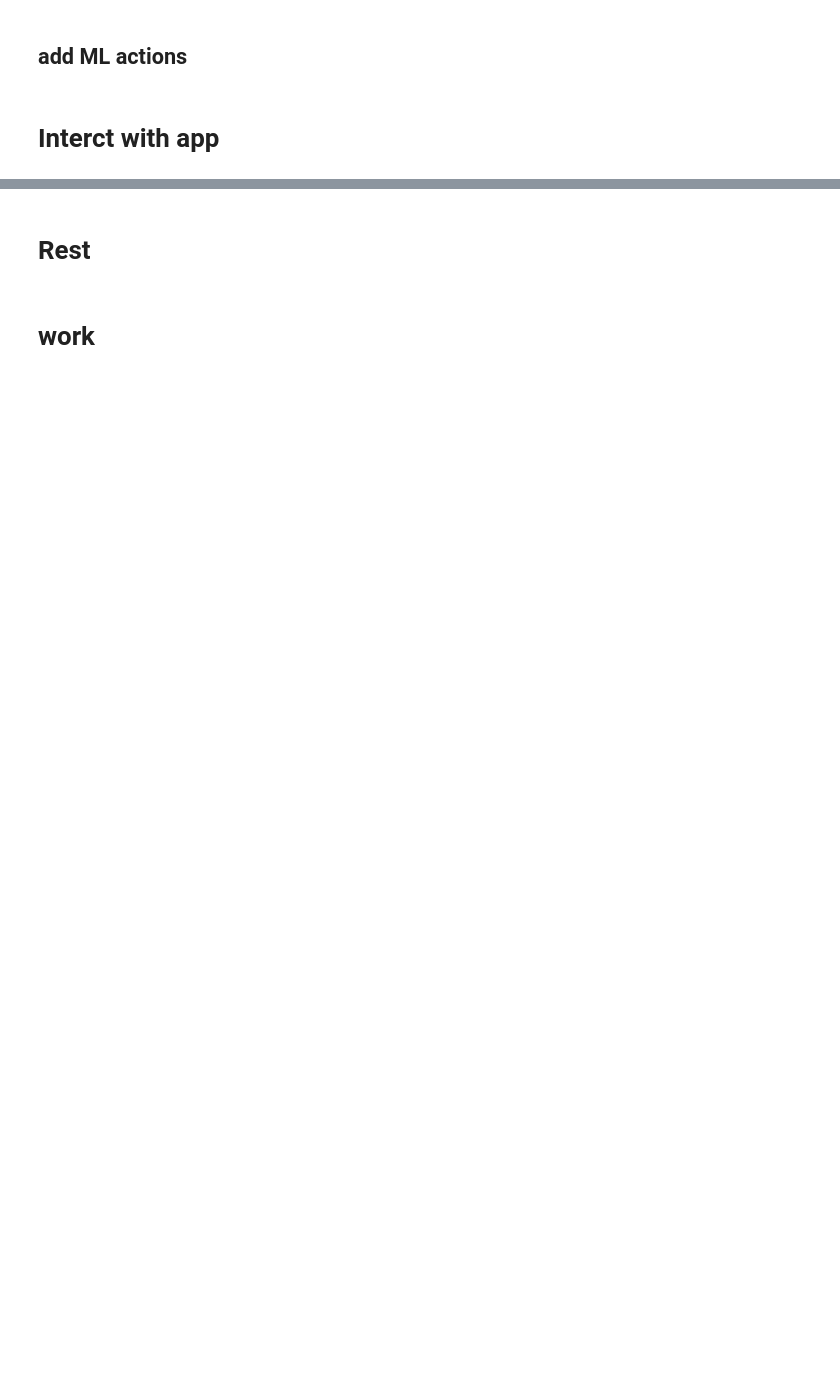
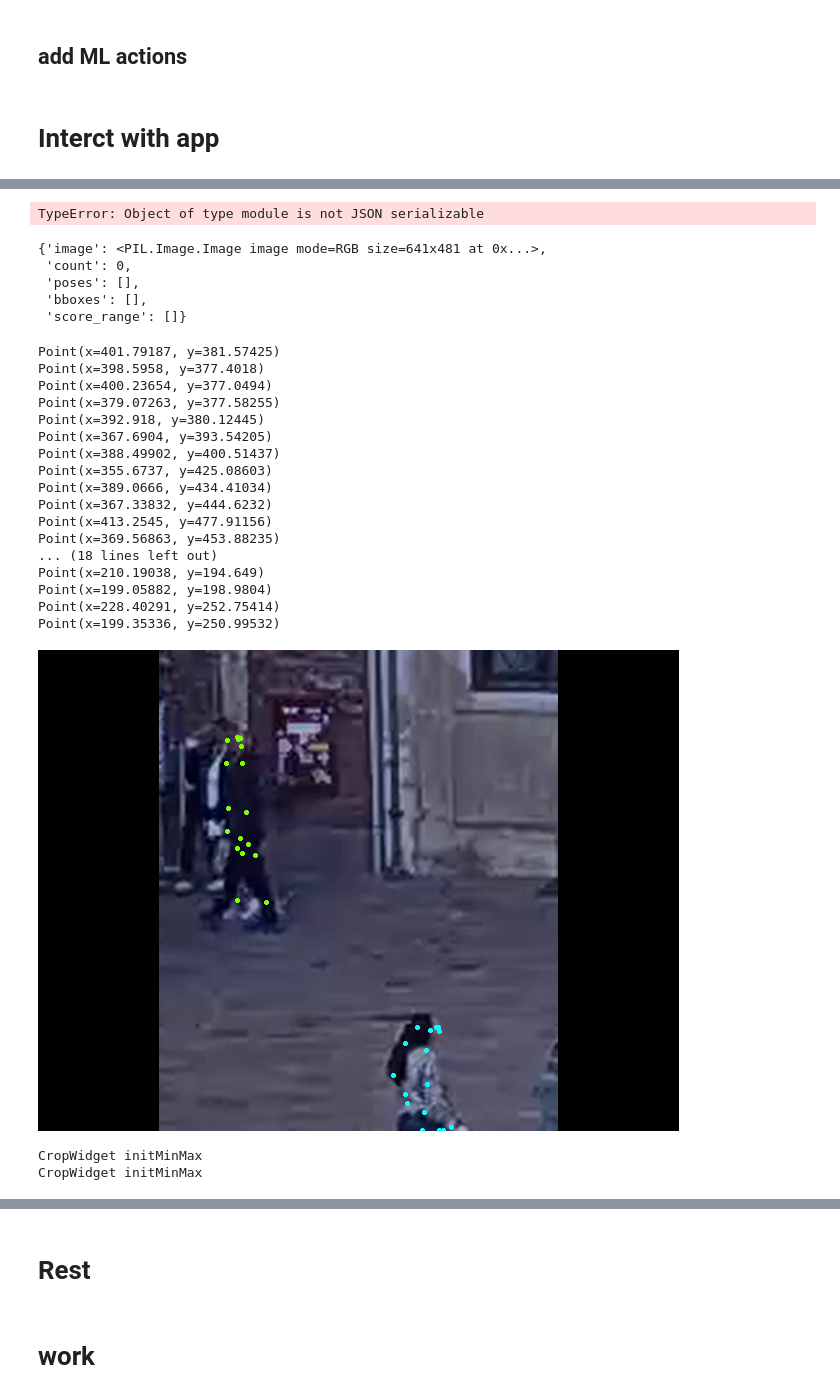
Before and after one commit to scray/scray, a Jupyter notebook: projects/edge/coral/actions/video_actions.ipynb, the cells around one changed output, grey strips where cells are left out. Saved outputs shown, nothing was run; the diff lists cells and outputs as text; code cells hidden in the pictures; blank space fills up the shorter version.

```diff
--- a/projects/edge/coral/actions/video_actions.ipynb
+++ b/projects/edge/coral/actions/video_actions.ipynb
@@ -2029,9 +2062,82 @@ init_app(_app2)
+# %%
+#_step1.result,_step2.result
+#Punkt=[0,0]
+Schrittweitey=180
+Schrittweitex=160
+_app._imageWidget2.getImage().size
+for y in range(0,6):
+    for x in range(0,12):
+        print(x*Schrittweitex,y*Schrittweitey)
+        print((x+1)*Schrittweitex-1,(y+1)*Schrittweitey-1)
+
+        _crop.cropx0.value = x*Schrittweitex
+        _crop.cropx1.value = (x+1)*Schrittweitex-1
+        _crop.cropy0.value = y*Schrittweitey
+        _crop.cropy1.value = (y+1)*Schrittweitey-1
+
+        _crop.add_bookmark('Box_'+str(y)+'_'+str(x))
+# %%
+import time
+import datetime
+frame={}
+for y in range(0,6):
+    for x in range(0,12):
+        name='Box_'+str(y)+'_'+str(x)
+        _crop.crop_list.value = name
+        result=_app._tab.evaluateWidgetActionList(end=None)
+        count=int(result['count'])
+        if count>0:
+            #display(result['image'])
+            #print(count,result['score_range'])
+            ts = time.time()
+            #print(ts)
+            st = datetime.datetime.fromtimestamp(ts).strftime('%Y-%m-%d %H:%M:%S')
+            #print(st)
+            frame[name]=(ts,datetime,count,result['score_range'],result['poses'],result['bboxes'])
+# %%
+frame.keys()
+import json
+ts = time.time()
+with open('frame_'+str(ts),'w',encoding='utf-8') as f:
+    json.dump(frame,f,ensure_ascii=False,indent=4)
+# %% [output]
+TypeError: Object of type module is not JSON serializable
+# %%
+_step2.result
+# %% [output]
+{'image': <PIL.Image.Image image mode=RGB size=641x481 at 0x...>,
+ 'count': 0,
+ 'poses': [],
+ 'bboxes': [],
+ 'score_range': []}
 # %%
-_crop.crop_list.value = 'bridge'
-_app2._tab.evaluateWidgetActionList(end=None)['image']
+_crop.crop_list.value = 'Pos1'
+_app._tab.evaluateWidgetActionList(end=None)['image']
+# %% [output]
+Point(x=401.79187, y=381.57425)
+Point(x=398.5958, y=377.4018)
+Point(x=400.23654, y=377.0494)
+Point(x=379.07263, y=377.58255)
+Point(x=392.918, y=380.12445)
+Point(x=367.6904, y=393.54205)
+Point(x=388.49902, y=400.51437)
+Point(x=355.6737, y=425.08603)
+Point(x=389.0666, y=434.41034)
+Point(x=367.33832, y=444.6232)
+Point(x=413.2545, y=477.91156)
+Point(x=369.56863, y=453.88235)
+... (18 lines left out)
+Point(x=210.19038, y=194.649)
+Point(x=199.05882, y=198.9804)
+Point(x=228.40291, y=252.75414)
+Point(x=199.35336, y=250.99532)
+[figure, added]
 # %%
 print_pipeline_info(_app2)
 # %%
-_crop.add_bookmark('test3')
+#_crop.add_bookmark('test3')
 _crop.remove_bookmark('test3')
+# %% [output]
+CropWidget initMinMax
+CropWidget initMinMax
 # %%
```
Also changed, not shown: parts of 9 cells of this notebook, 5 other files.
